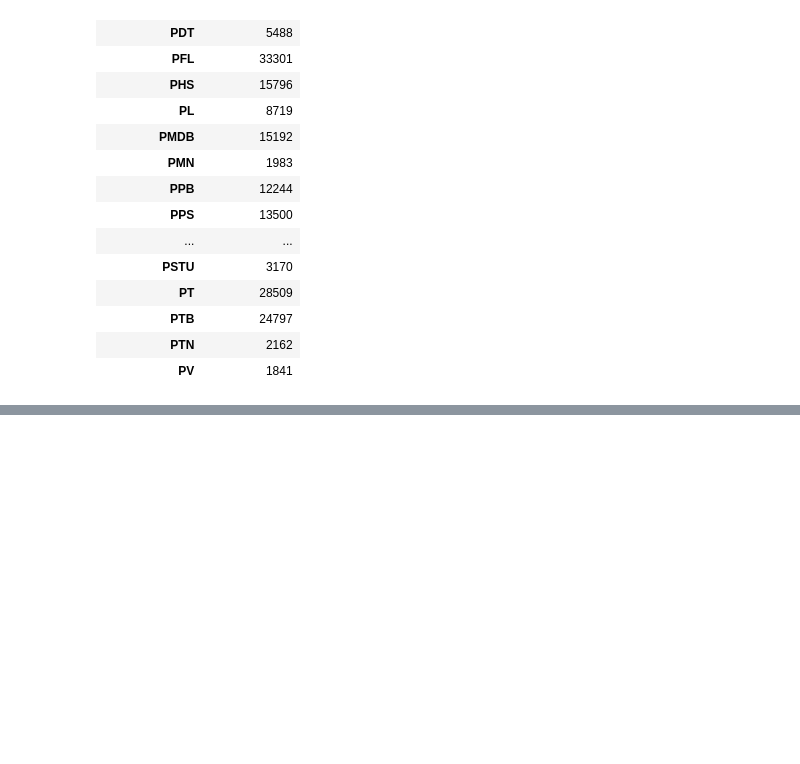
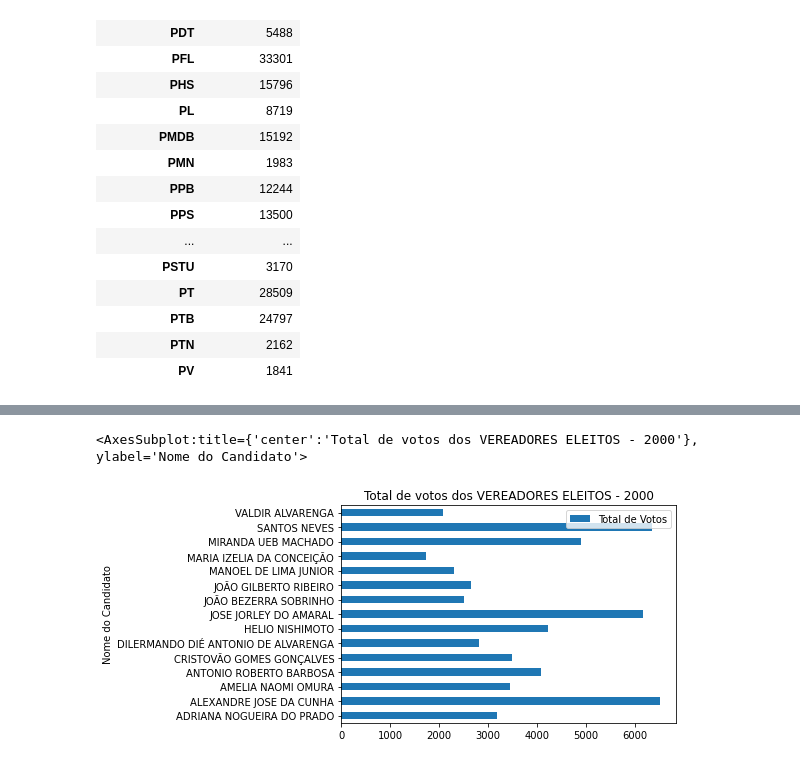
Before and after one commit to PGabriel-MB/AnaliseDadosEleitorais, a Jupyter notebook: Vereadores.ipynb, the cells around one changed output, grey strips where cells are left out. Saved outputs shown, nothing was run; the diff lists cells and outputs as text; code cells hidden in the pictures; blank space fills up the shorter version.

```diff
--- a/Vereadores.ipynb
+++ b/Vereadores.ipynb
@@ -77,0 +84,16 @@ new_df_vereadores.groupby('Resultado').sum('Total de Votos').plot(
+# %%
+data = {
+    'Nome do Candidato': df_vereadores['nome_candidato'],
+    'Total de Votos': df_vereadores['total_votos'],
+    'Resultado': df_vereadores['desc_sit_cand_tot']
+}
+
+new_df_vereadores = pd.DataFrame(data=data)
+new_df_vereadores = new_df_vereadores[new_df_vereadores['Resultado'] == 'ELEITO']
+new_df_vereadores.groupby('Nome do Candidato').sum('Total de Votos').plot(
+    kind='barh',
+    title='Total de votos dos VEREADORES ELEITOS - 2000'
+)
+# %% [output]
+<AxesSubplot:title={'center':'Total de votos dos VEREADORES ELEITOS - 2000'}, ylabel='Nome do Candidato'>
+[figure, added]
```
Also changed, not shown: parts of 8 cells of this notebook, 3 other files.
